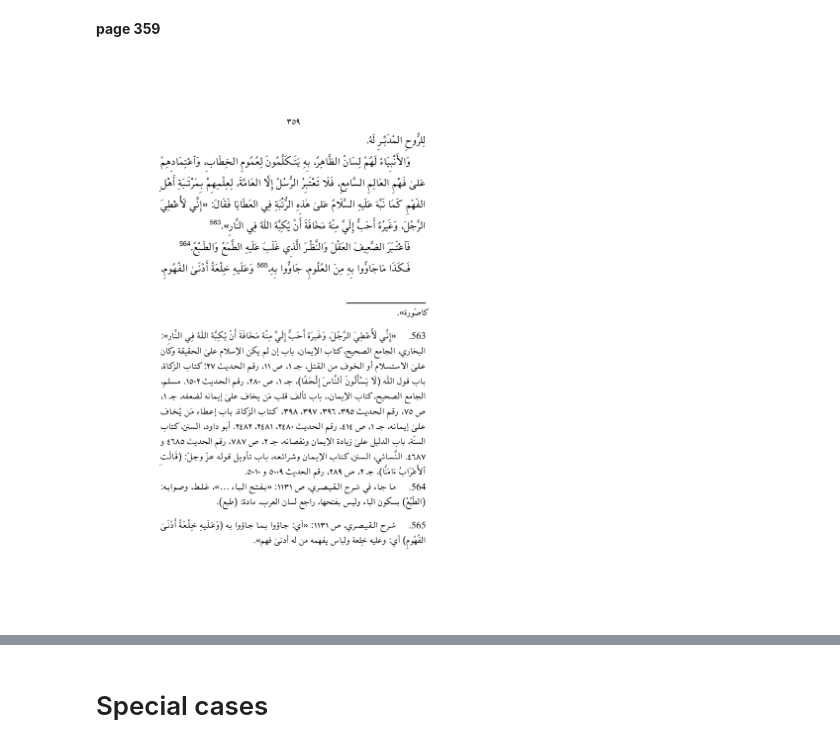
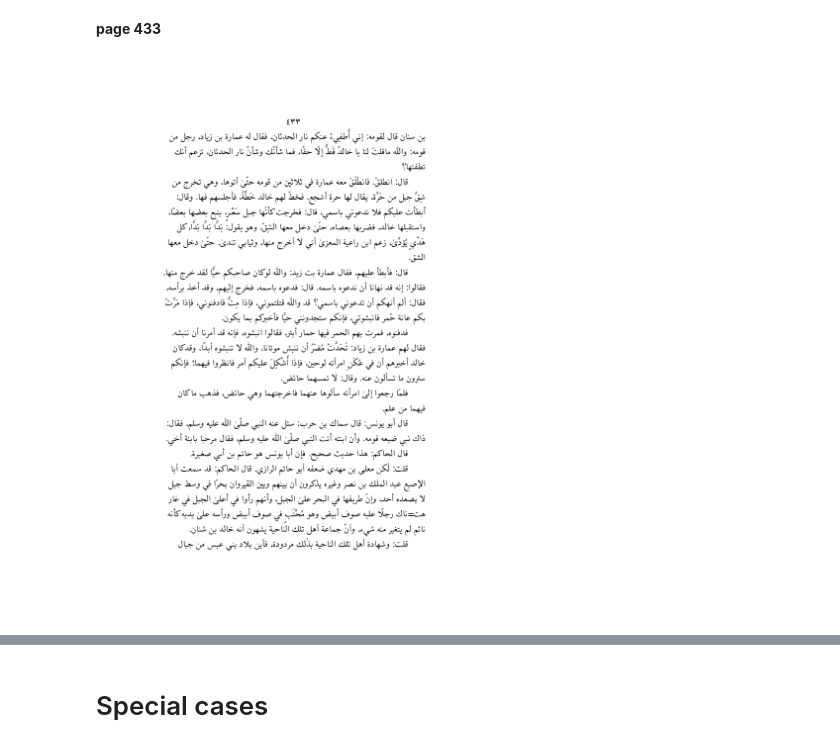
Before and after one commit to among/fusus, a Jupyter notebook: source/getTextPageWork.ipynb, the cells around one changed output, grey strips where cells are left out. Cells and saved outputs as stored; diff of their text form; code cells hidden in the pictures.

```diff
--- a/source/getTextPageWork.ipynb
+++ b/source/getTextPageWork.ipynb
@@ -7,11 +7,11 @@ from fusus.lakhnawi import Lakhnawi, pprint
 Lw = Lakhnawi()
 Lw.setStyle()
 # %%
-testPages = "359"
-char = "\ue85c"
+testPages = "433"
+char = "\ufe8e"
 Lw.drawPages(testPages)
 # %% [output]
-page 359
+page 433
-[figure, old version]
+[figure, new version]
 # %%
 Lw.getPages(testPages, refreshConfig=True)
```
Also changed, not shown: parts of 9 cells of this notebook, 2 other files.
